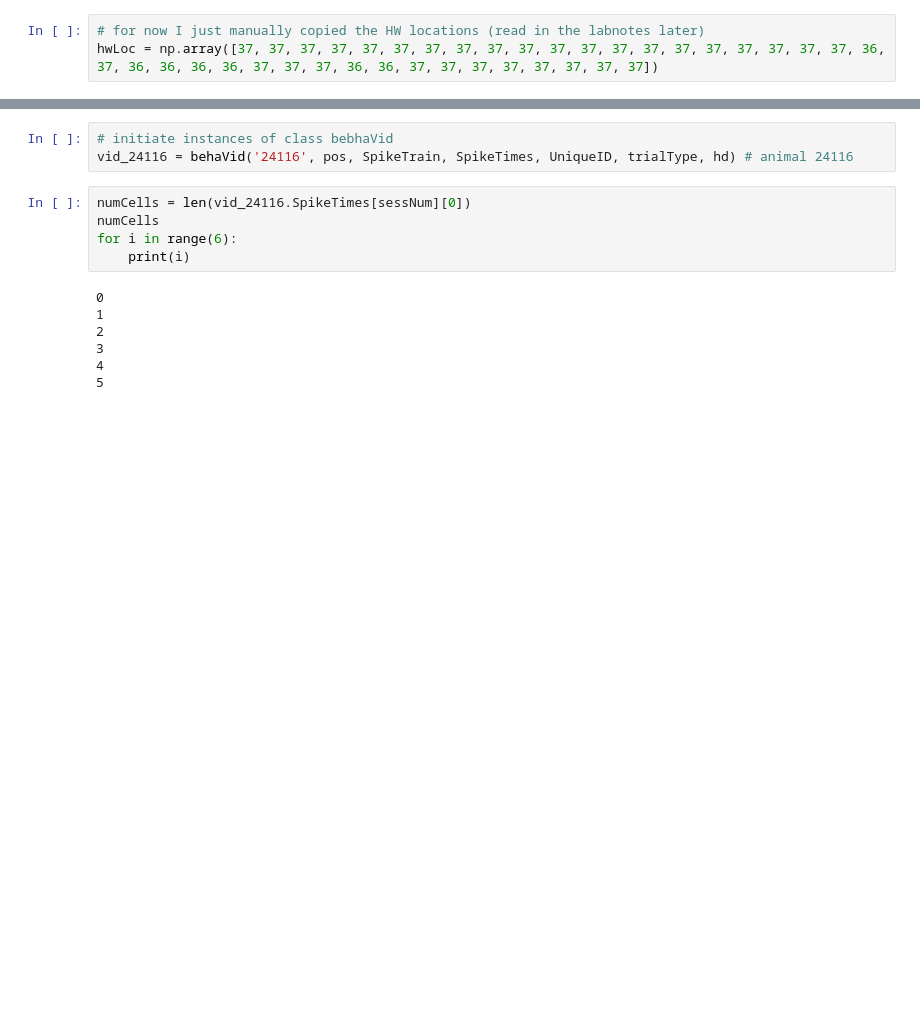
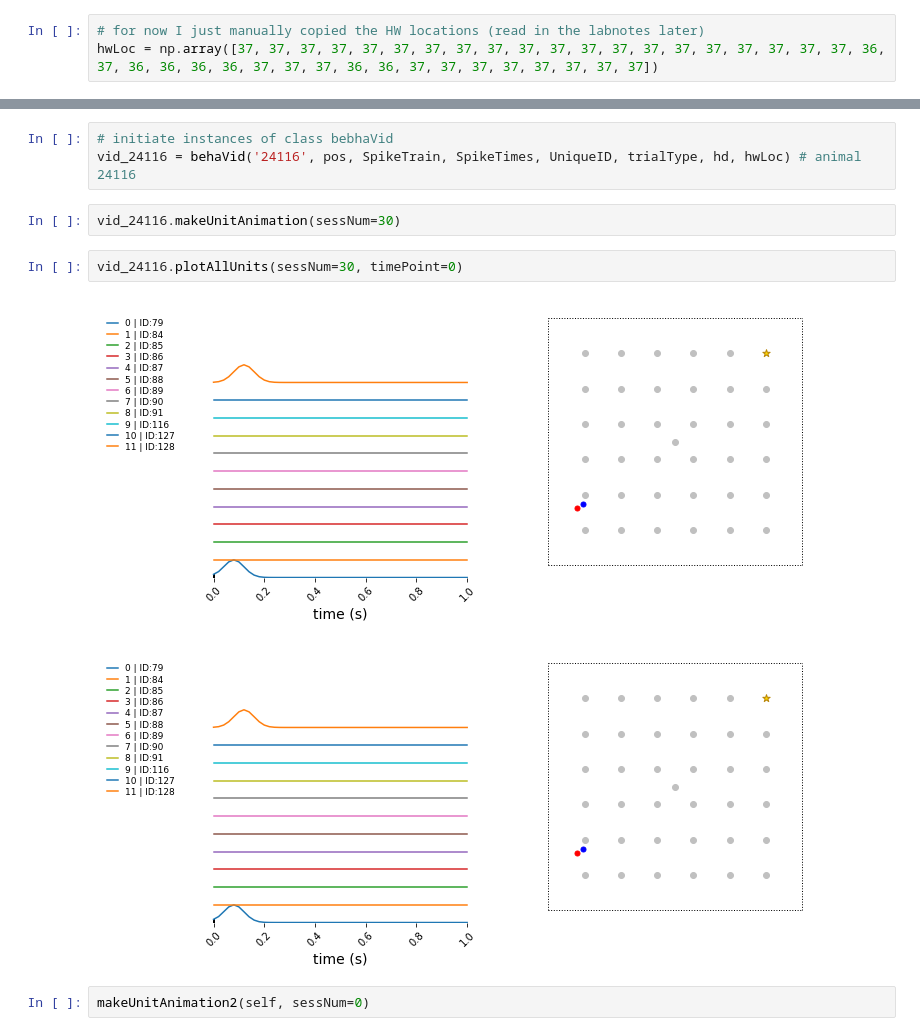
Before and after one commit to jncarpen/egoHC, a Jupyter notebook: behaVid.ipynb, the cells around one changed output, grey strips where cells are left out. Drawn from its saved outputs; the diff is of its cells as text; blank space fills up the shorter version.

```diff
--- a/behaVid.ipynb
+++ b/behaVid.ipynb
@@ -446,17 +542,14 @@ class behaVid:
         return
 # %%
 # initiate instances of class bebhaVid
-vid_24116 = behaVid('24116', pos, SpikeTrain, SpikeTimes, UniqueID, trialType, hd) # animal 24116
+vid_24116 = behaVid('24116', pos, SpikeTrain, SpikeTimes, UniqueID, trialType, hd, hwLoc) # animal 24116
-# %%
-numCells = len(vid_24116.SpikeTimes[sessNum][0])
-numCells
-for i in range(6):
-    print(i)
-# %% [output]
-0
-1
-2
-3
-4
-5
+# %%
+vid_24116.makeUnitAnimation(sessNum=30)
+# %%
+vid_24116.plotAllUnits(sessNum=30, timePoint=0)
+# %% [output]
+[figure, added]
+[figure, added]
+# %%
+makeUnitAnimation2(self, sessNum=0)
 # %%
```
Also changed, not shown: parts of 7 cells of this notebook, 3 other files.
